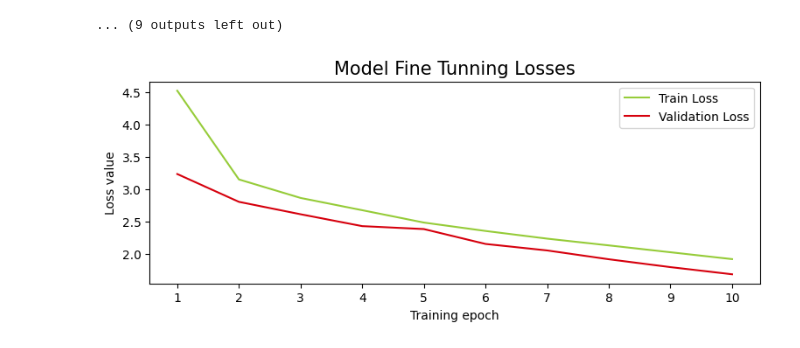
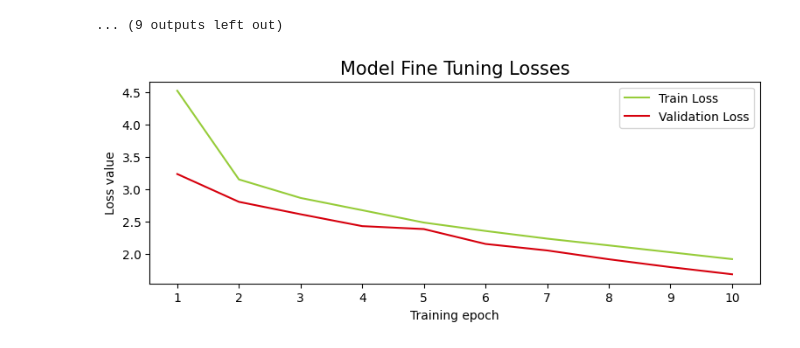
Before and after one commit to INTERTECHNICA-BUSINESS-SOLUTIONS-SRL/NATO-Article-COVID-Fake-News-Content-Enhancement, a Jupyter notebook: 06_Fake_News_Generative_AI_Fine_Tuning.ipynb, the cells around one changed output. Drawn from its saved outputs; the diff is of its cells as text; code cells hidden in the pictures.

```diff
--- a/06_Fake_News_Generative_AI_Fine_Tuning.ipynb
+++ b/06_Fake_News_Generative_AI_Fine_Tuning.ipynb
@@ -354,35 +354,35 @@ fig, ax = plt.subplots(figsize=(9,3))
 train_loss_line_plot = sns.lineplot(
     ax = ax,
     data = training_plot_data,
     x = "epoch",
     y = "epochs_train_losses",
     label = "Train Loss",
     color ="#96CC39"
   )
 
 validation_loss_line_plot = sns.lineplot(
     ax = ax,
     data = validation_plot_data,
     x = "epoch",
     y = "epochs_validation_losses",
     label = "Validation Loss",
     color ="#D6000D"
   )
 
 ax.set(
     xlabel ='Training epoch',
     ylabel='Loss value'
   )
 ax.grid(False)
 ax.set_facecolor('white')
 
 plt.xticks(np.arange(1, TRAIN_EPOCHS + 1, 1))
 
-plt.title("Model Fine Tunning Losses", fontsize = 15)
+plt.title("Model Fine Tuning Losses", fontsize = 15)
 
 plt.show()
 # %% [output]
-[figure, old version]
+[figure, new version]
 # %%
 # save the tokenizer and model for further usage
 _ = text_generation_tokenizer.save_pretrained("./title_generation_tokenizer")
```
